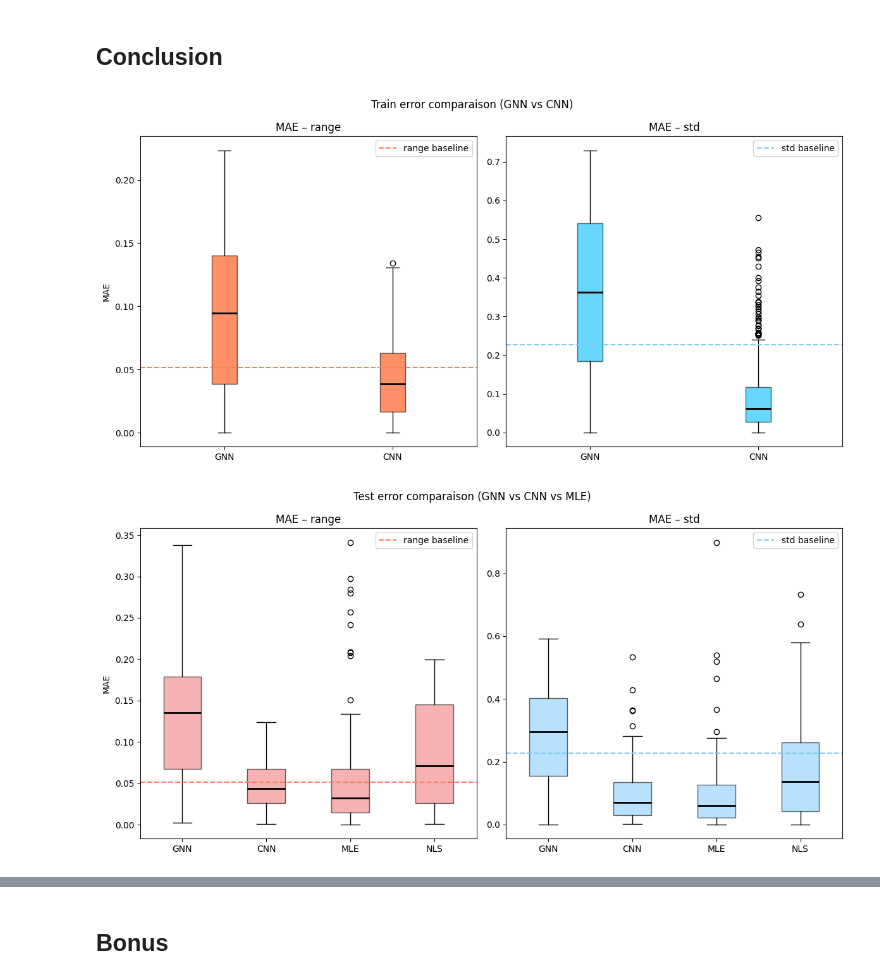
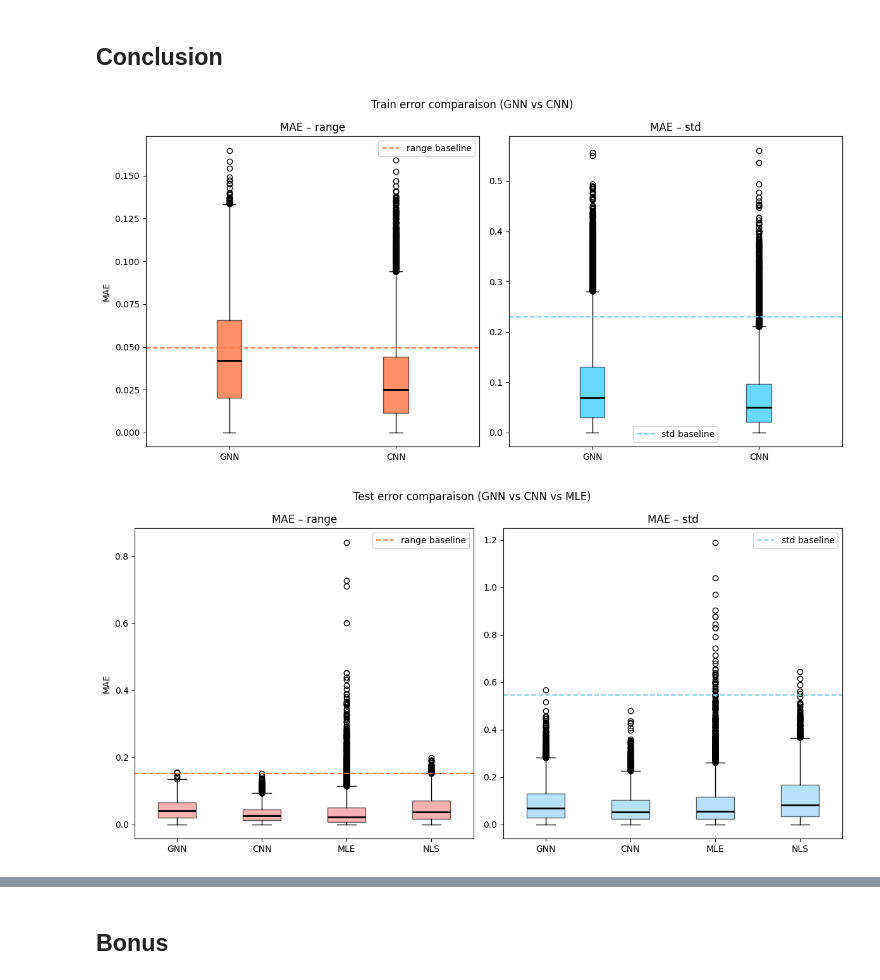
Before and after one commit to DarenXL/Neural_ST_inference, a Jupyter notebook: Code GNN/Amortized_Methods_Geostatistics.ipynb, the cells around one changed output, grey strips where cells are left out. Cells and saved outputs as stored; diff of their text form; code cells hidden in the pictures.

```diff
--- a/Code GNN/Amortized_Methods_Geostatistics.ipynb
+++ b/Code GNN/Amortized_Methods_Geostatistics.ipynb
@@ -49,8 +49,8 @@ gdoc.setNoScroll()
 # %%
 device = torch.device("cuda:1" if torch.cuda.is_available() else "cpu")
 # %%
-# file = "data/data20000_smaller"
-file = "data/data1000_smaller"
+file = "data/data20000_smaller"
+# file = "data/data1000_smaller"
 
 os.makedirs(file, exist_ok=True)
 os.makedirs(file+"/samples", exist_ok=True)
@@ -401,8 +401,8 @@ for i in range(len(sampling_test)):
 # %% [markdown]
 ### Load
 # %%
-batch_size = 20 # 100
-n_epochs = 50   # 150
+batch_size = 100
+n_epochs = 150
 n_epochs_test = 10
 # %%
 class GraphDataset(Dataset):
@@ -605,7 +605,7 @@ def train_gnn(model, optimizer, loader):
 
     return torch.cat(sum_loss,dim=0)
 # %%
-model_graph = GNN_network(in_channels=1, hidden=64)
+model_graph = GNN_network(in_channels=1)
 
 optimizer_graph = torch.optim.Adam(model_graph.parameters(), lr=1e-4)
 # %%
@@ -1316,11 +1318,12 @@ theta_grid = torch.stack([R.flatten(), S.flatten()], dim=1)
 # %%
 time_test_nls = time.time()
 
-for data_test, theta_test, _ in loader_grid_test :
-    L_values = estimate_likelihood_surface(model_nls, data_test, theta_grid)
-    output = theta_grid[torch.argmax(L_values,dim=0)]
-    all_loss_test_nls = torch.abs(output - theta_test).detach().numpy()
-    theta_final_nls = output.detach().numpy()
+with torch.no_grad():
+    for data_test, theta_test, _ in loader_grid_test :
+        L_values = estimate_likelihood_surface(model_nls, data_test, theta_grid)
+        output = theta_grid[torch.argmax(L_values,dim=0)]
+        all_loss_test_nls = torch.abs(output - theta_test).detach().numpy()
+        theta_final_nls = output.detach().numpy()
 
 time_test_nls = time.time() - time_test_nls
 
@@ -1422,7 +1426,7 @@ plt.show()
 # fig_box_train.savefig(path+"/conclusion_graphs"+"/score_train.pdf", format="pdf", bbox_inches="tight")
 fig_box_train.savefig(path+"/conclusion_graphs"+"/score_train.png", format="png", bbox_inches="tight")
 # %% [output]
-[figure, old version]
+[figure, new version]
 # %%
 methods = ['GNN', 'CNN', 'MLE', 'NLS']
 
@@ -1440,34 +1444,39 @@ loss_std = [
     all_loss_test_nls[:, 1]
 ]
 
 ### Boxplot
 fig_box_test, axs = plt.subplots(1, 2, figsize=(12, 6))
 
 axs[0].boxplot(loss_range, labels=methods, patch_artist=True,
                boxprops=dict(facecolor='lightcoral', alpha=0.6),
                medianprops=dict(linestyle='-', linewidth=2, color='black'))
 axs[0].set_title("MAE – range")
 axs[0].set_ylabel("MAE")
 
 axs[1].boxplot(loss_std, labels=methods, patch_artist=True,
                boxprops=dict(facecolor='lightskyblue', alpha=0.6),
                medianprops=dict(linestyle='-', linewidth=2, color='black'))
 axs[1].set_title("MAE – std")
 
 axs[0].axhline(based[0],color='coral', ls='--', label='range baseline')
 axs[1].axhline(based[1],color='skyblue', ls='--', label='std baseline')
 
 axs[0].legend()
 axs[1].legend()
 
 plt.suptitle("Test error comparaison (GNN vs CNN vs MLE)")
 plt.tight_layout()
 plt.show()
 
 # fig_box_test.savefig(path+"/conclusion_graphs"+"/score_test.pdf", format="pdf", bbox_inches="tight")
 fig_box_test.savefig(path+"/conclusion_graphs"+"/score_test.png", format="png", bbox_inches="tight")
+
+axs[0].set_ylim(top=based[0]+.05)
+axs[1].set_ylim(top=based[1]+.05)
+
+fig_box_test.savefig(path+"/conclusion_graphs"+"/score_test_cropped.png", format="png", bbox_inches="tight")
 # %% [output]
-[figure, old version]
+[figure, new version]
 # %%
 ### Time
 train_times = [time_train_graph, time_train_grid, np.nan, time_train_nls]
```
Also changed, not shown: parts of 23 cells of this notebook.
